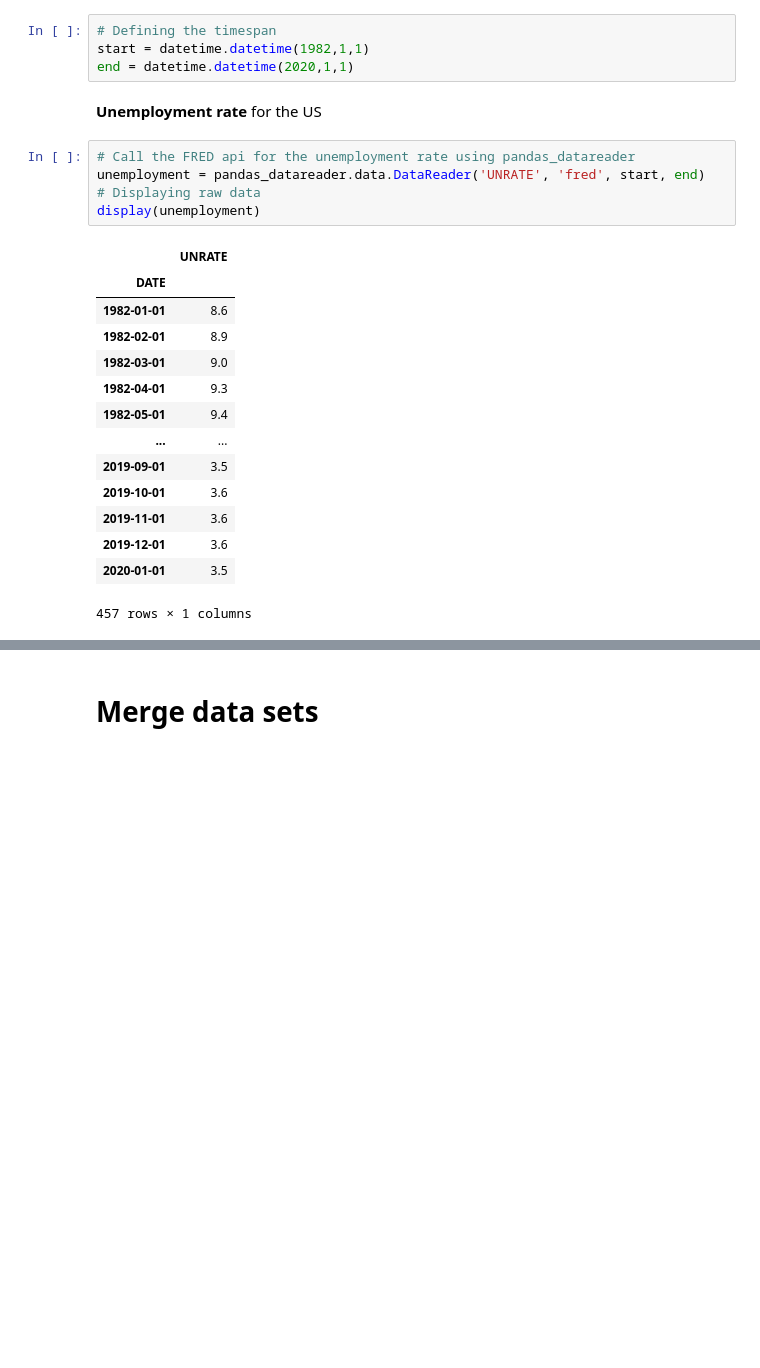
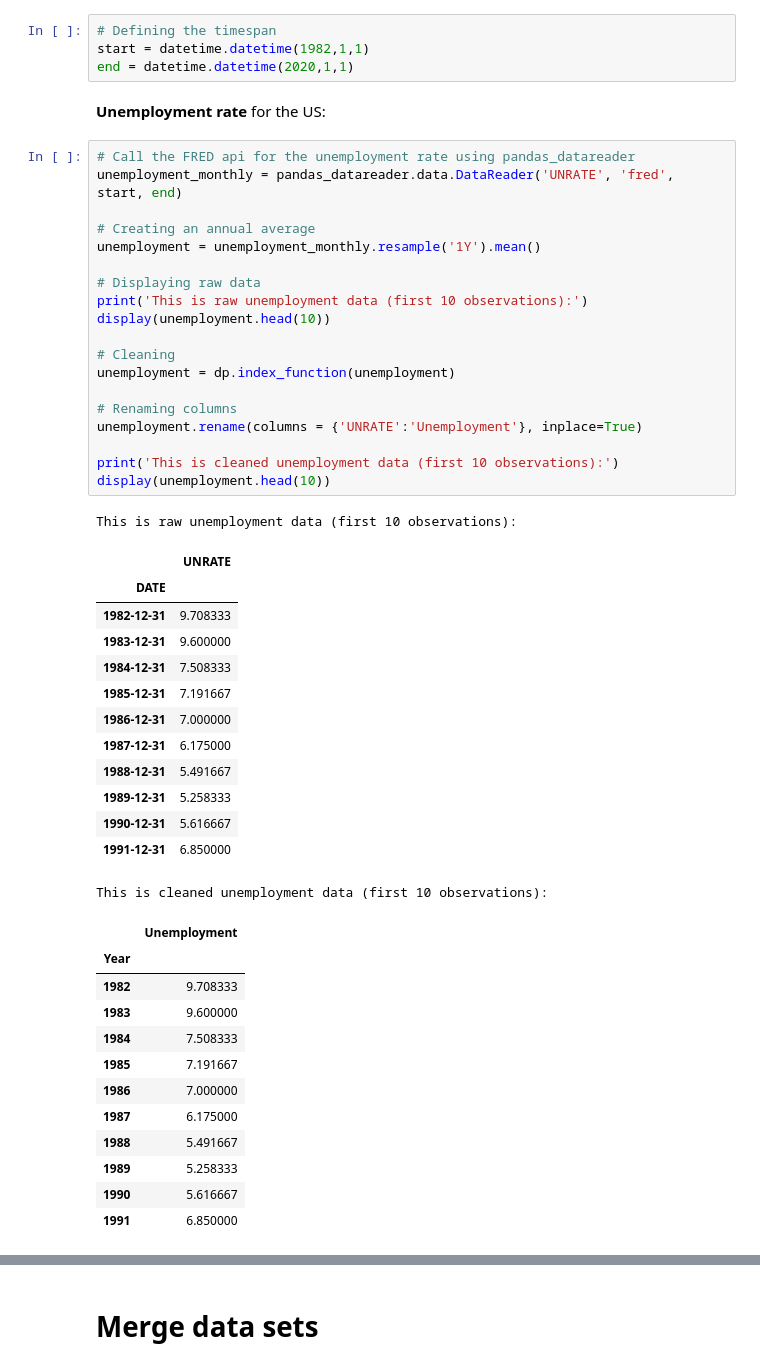
Before and after one commit to Czborberg/projects-2022-christopher-mie-og-emma, a Jupyter notebook: dataproject/dataproject.ipynb, the cells around one changed output, grey strips where cells are left out. Drawn from its saved outputs; the diff is of its cells as text; blank space fills up the shorter version.

```diff
--- a/dataproject/dataproject.ipynb
+++ b/dataproject/dataproject.ipynb
@@ -28,24 +28,50 @@ We use data from the Federal Reserve Economic Data, FRED, for the unemployment r
 start = datetime.datetime(1982,1,1)
 end = datetime.datetime(2020,1,1)
 # %% [markdown]
-**Unemployment rate** for the US
+**Unemployment rate** for the US:
 # %%
 # Call the FRED api for the unemployment rate using pandas_datareader
-unemployment = pandas_datareader.data.DataReader('UNRATE', 'fred', start, end)
+unemployment_monthly = pandas_datareader.data.DataReader('UNRATE', 'fred', start, end)
+
+# Creating an annual average
+unemployment = unemployment_monthly.resample('1Y').mean()
+
 # Displaying raw data
-display(unemployment)
+print('This is raw unemployment data (first 10 observations):')
+display(unemployment.head(10))
+
+# Cleaning
+unemployment = dp.index_function(unemployment)
+
+# Renaming columns
+unemployment.rename(columns = {'UNRATE':'Unemployment'}, inplace=True)
+
+print('This is cleaned unemployment data (first 10 observations):')
+display(unemployment.head(10))
 # %% [output]
+This is raw unemployment data (first 10 observations):
 |  | UNRATE |
 | DATE |  |
-| 1982-01-01 | 8.6 |
-| 1982-02-01 | 8.9 |
-| 1982-03-01 | 9.0 |
-| 1982-04-01 | 9.3 |
-| 1982-05-01 | 9.4 |
-| ... | ... |
-| 2019-09-01 | 3.5 |
-| 2019-10-01 | 3.6 |
-| 2019-11-01 | 3.6 |
-| 2019-12-01 | 3.6 |
-| 2020-01-01 | 3.5 |
+| 1982-12-31 | 9.708333 |
+| 1983-12-31 | 9.600000 |
+| 1984-12-31 | 7.508333 |
+| 1985-12-31 | 7.191667 |
+| 1986-12-31 | 7.000000 |
+| 1987-12-31 | 6.175000 |
+| 1988-12-31 | 5.491667 |
+| 1989-12-31 | 5.258333 |
+| 1990-12-31 | 5.616667 |
+| 1991-12-31 | 6.850000 |
-457 rows × 1 columns
+This is cleaned unemployment data (first 10 observations):
+|  | Unemployment |
+| Year |  |
+| 1982 | 9.708333 |
+| 1983 | 9.600000 |
+| 1984 | 7.508333 |
+| 1985 | 7.191667 |
+| 1986 | 7.000000 |
+| 1987 | 6.175000 |
+| 1988 | 5.491667 |
+| 1989 | 5.258333 |
+| 1990 | 5.616667 |
+| 1991 | 6.850000 |
```
Also changed, not shown: parts of 14 cells of this notebook.
